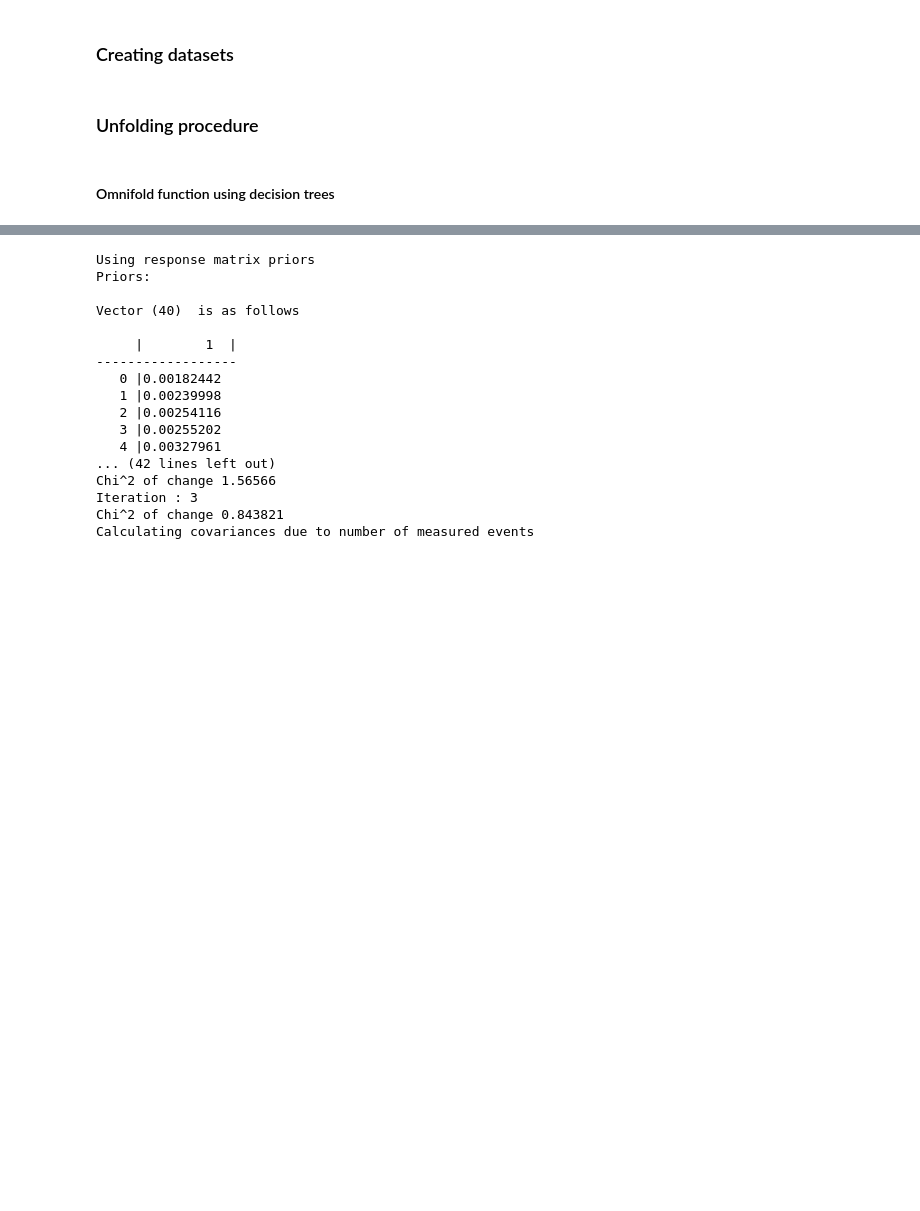
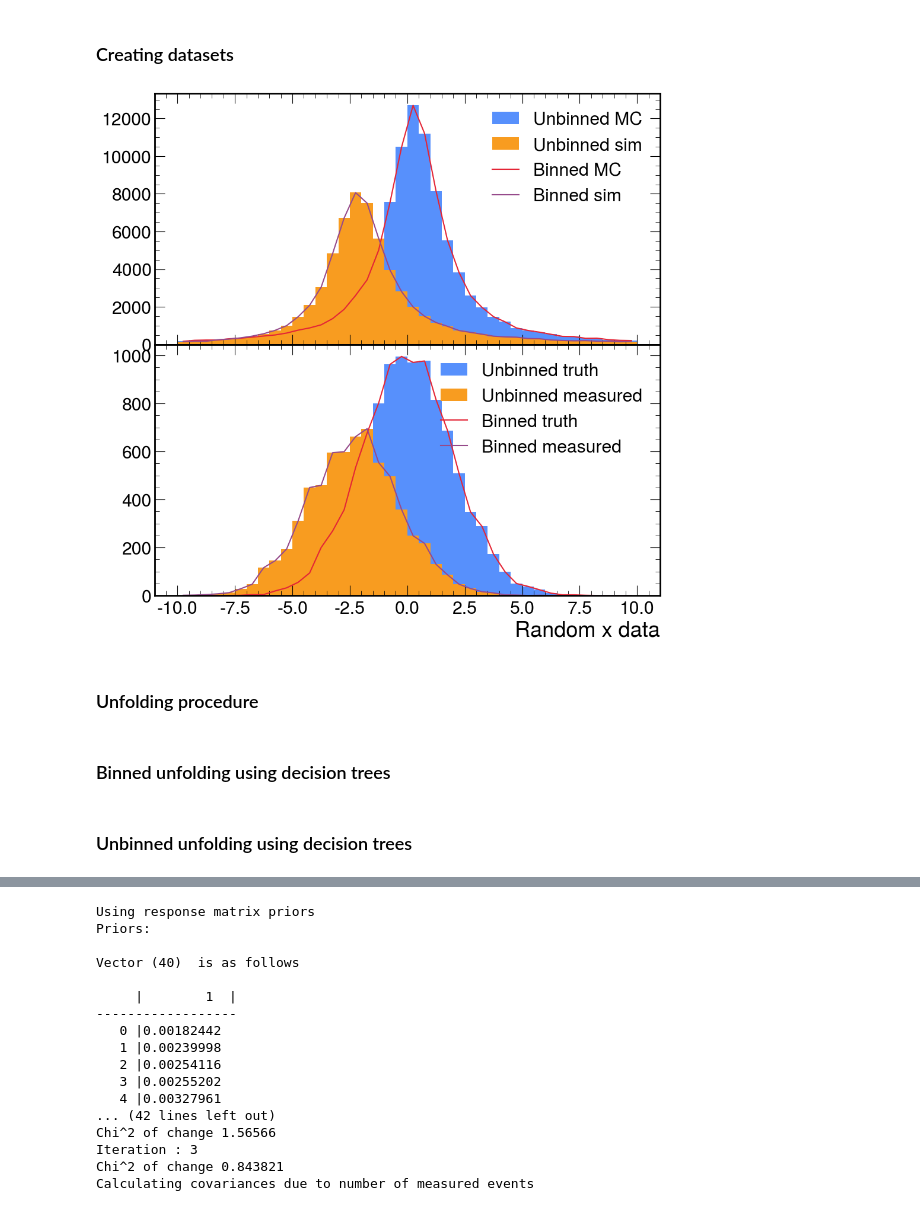
Before and after one commit to rymilton/unfolding, a Jupyter notebook: omnifold_decisiontrees.ipynb, the cells around one changed output, grey strips where cells are left out. Saved outputs shown, nothing was run; the diff lists cells and outputs as text; code cells hidden in the pictures; blank space fills up the shorter version.

```diff
--- a/omnifold_decisiontrees.ipynb
+++ b/omnifold_decisiontrees.ipynb
@@ -48,16 +48,24 @@ for i in range(num_MC_data_points):
   MC_hist.Fill(xt)
   # Smearing the MC data
   x = dh.smearing_wrapper(xt, smearing_function)
-  unbinned_MC_data.append(xt)
-
-  if x != None:
+  fill_MC = False
+  if xt > MC_low and xt < MC_high:
+      unbinned_MC_data.append(xt)
+      fill_MC = True
+  if x!=None:
     response.Fill(x, xt)
     sim_hist.Fill(x)
-    unbinned_sim_data.append(x)
+    if x > sim_low and x < sim_high:
+        if not fill_MC:
+            unbinned_MC_data.append(np.nan)
+        unbinned_sim_data.append(x)
+    else:
+        if fill_MC:
+            unbinned_sim_data.append(np.nan)
   else:
-    # Filling data that appeared in MC but was 'None' in sim dataset
     response.Miss(xt)
-    unbinned_sim_data.append(np.nan)
+    if fill_MC:
+        unbinned_sim_data.append(np.nan)
 
 unbinned_sim_data = np.array(unbinned_sim_data, dtype=np.float32)
 unbinned_MC_data = np.array(unbinned_MC_data, dtype=np.float32)
@@ -83,12 +91,33 @@ for i in range(10000):
 
 unbinned_true_data = np.array(unbinned_true_data, dtype=np.float32)
 unbinned_measured_data = np.array(unbinned_measured_data, dtype=np.float32)
+# %%
+fig, axs = plt.subplots(2, 1, figsize=(11,11), sharex=True)
+axs[0].hist(unbinned_MC_data, bins = MC_bins, range=(MC_low, MC_high), label = "Unbinned MC")
+axs[0].hist(unbinned_sim_data, bins = sim_bins, range=(sim_low, sim_high), label = "Unbinned sim")
+MC_counts, MC_bin_centers = dh.TH1_to_numpy(MC_hist)
+axs[0].plot(MC_bin_centers, MC_counts, label = "Binned MC")
+sim_counts, sim_bin_centers = dh.TH1_to_numpy(sim_hist)
+axs[0].plot(sim_bin_centers, sim_counts, label = "Binned sim")
+axs[0].legend()
+
+axs[1].hist(unbinned_true_data, bins = MC_bins, range=(MC_low, MC_high), label = "Unbinned truth")
+axs[1].hist(unbinned_measured_data, bins = sim_bins, range=(sim_low, sim_high), label = "Unbinned measured")
+truth_counts, truth_bin_centers = dh.TH1_to_numpy(true_hist)
+axs[1].plot(truth_bin_centers, truth_counts, label = "Binned truth")
+measured_counts, measured_bin_centers = dh.TH1_to_numpy(measured_hist)
+axs[1].plot(measured_bin_centers, measured_counts, label = "Binned measured")
+axs[1].legend()
+axs[1].set_xlabel("Random x data")
+plt.subplots_adjust(wspace=0, hspace=0)
+# %% [output]
+[figure, added]
 # %% [markdown]
 ### Unfolding procedure
 # %%
 num_iterations = 4
 # %% [markdown]
-#### Omnifold function using decision trees
+### Binned unfolding using decision trees
 # %%
 from sklearn import tree
 def reweight(events, classifier):
@@ -148,0 +176,2 @@ omnifold_dt_hist = np.divide(omnifold_dt_hist, efficiencies_np, out=np.zeros_lik
+# %% [markdown]
+### Unbinned unfolding using decision trees
```
Also changed, not shown: parts of 7 cells of this notebook.
